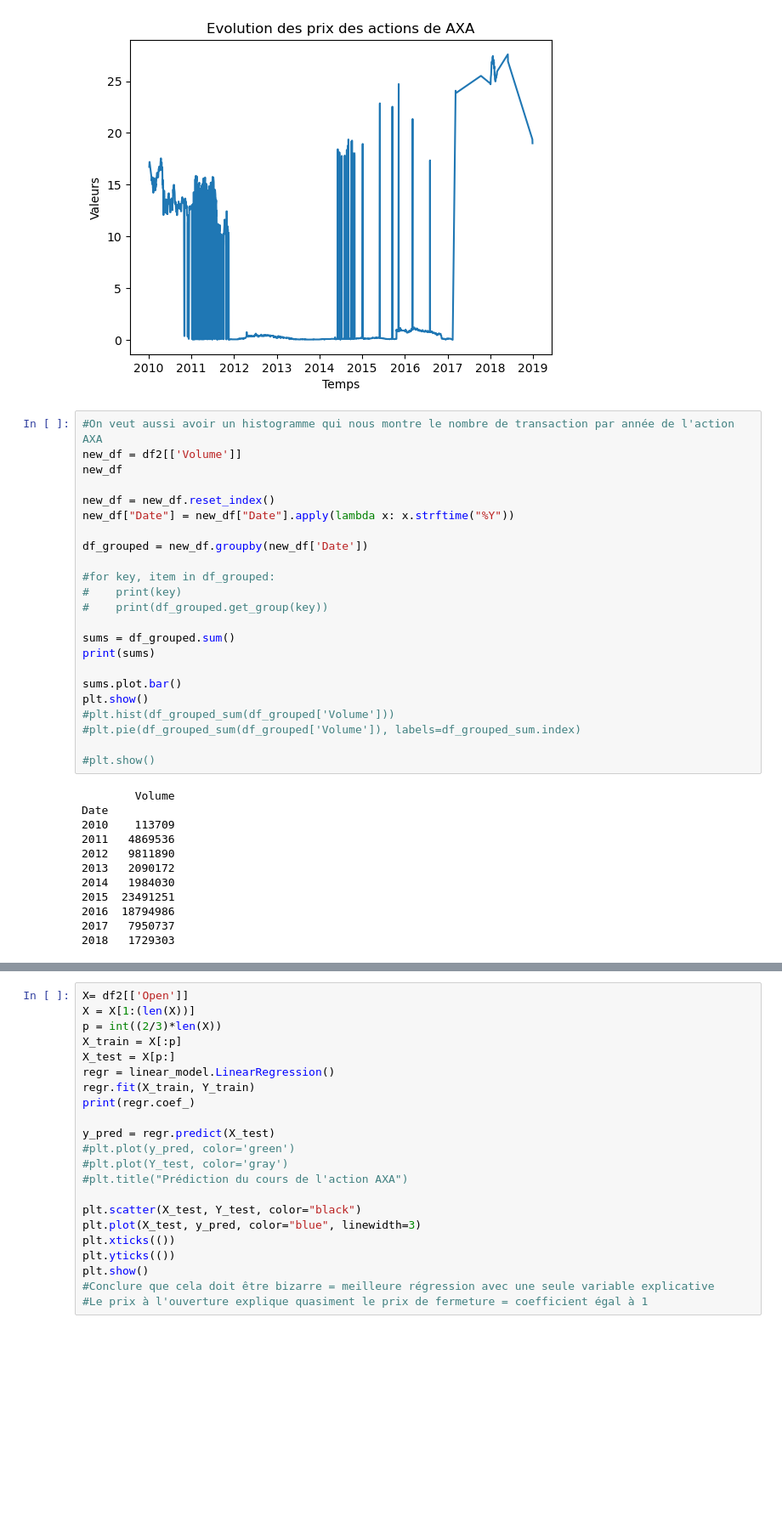
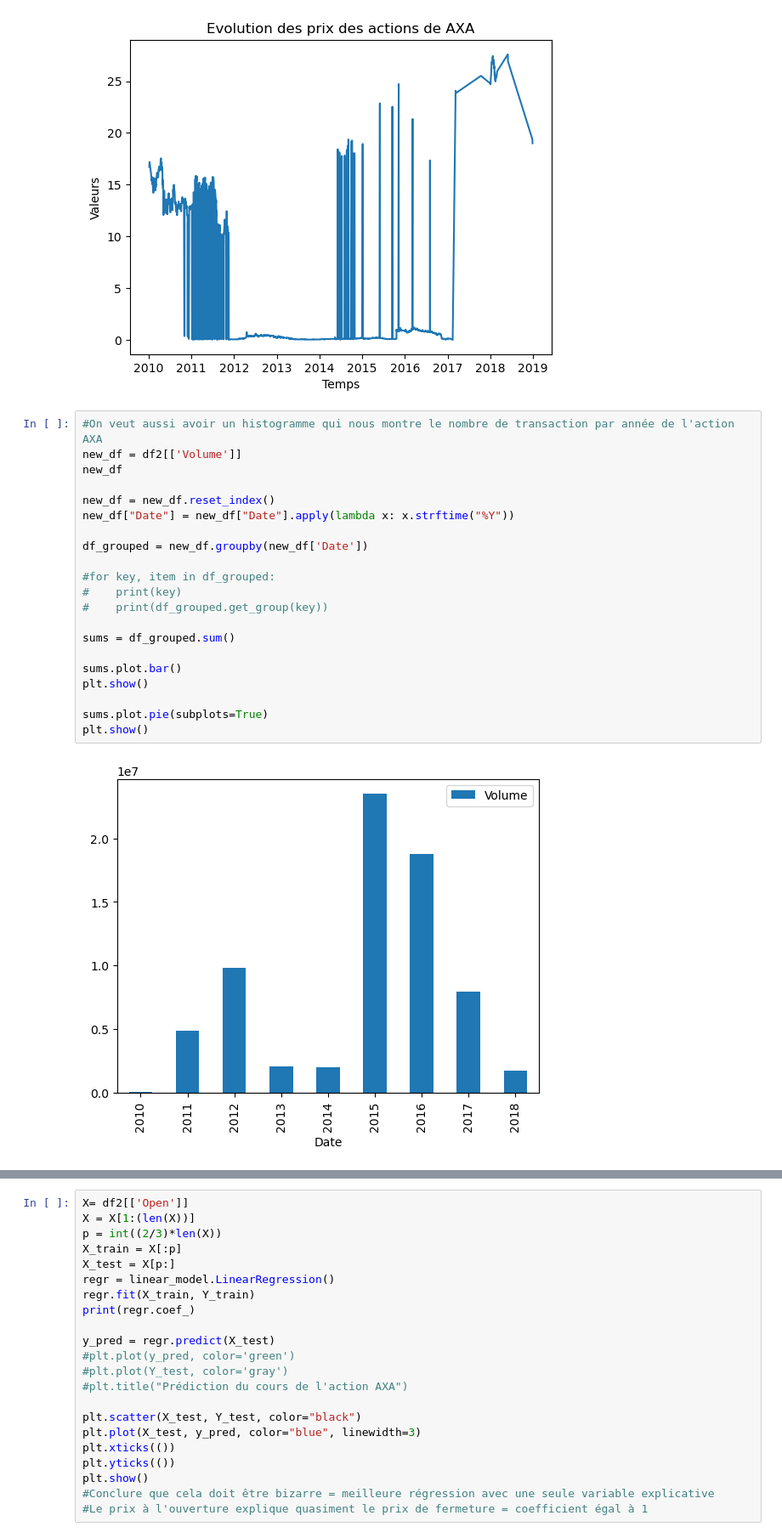
Before and after one commit to antoinerougier/Projet-Python-pour-la-data-science-, a Jupyter notebook: ModificationAntoine.ipynb, the cells around one changed output, grey strips where cells are left out. Shown: that part at 85% size. Cells and saved outputs as stored; diff of their text form; blank space fills up the shorter version.

```diff
--- a/ModificationAntoine.ipynb
+++ b/ModificationAntoine.ipynb
@@ -115,35 +115,23 @@ min(new_df['Open'])
 # %%
 #On veut aussi avoir un histogramme qui nous montre le nombre de transaction par année de l'action AXA
 new_df = df2[['Volume']]
 new_df
 
 new_df = new_df.reset_index()
 new_df["Date"] = new_df["Date"].apply(lambda x: x.strftime("%Y"))
 
 df_grouped = new_df.groupby(new_df['Date'])
 
 #for key, item in df_grouped:
 #    print(key)
 #    print(df_grouped.get_group(key))
 
 sums = df_grouped.sum()
-print(sums)
 
 sums.plot.bar()
 plt.show()
-#plt.hist(df_grouped_sum(df_grouped['Volume']))
-#plt.pie(df_grouped_sum(df_grouped['Volume']), labels=df_grouped_sum.index)
 
-#plt.show()
+sums.plot.pie(subplots=True)
+plt.show()
 # %% [output]
-        Volume
-Date
-2010    113709
-2011   4869536
-2012   9811890
-2013   2090172
-2014   1984030
-2015  23491251
-2016  18794986
-2017   7950737
-2018   1729303
+[figure, added]
```
Also changed, not shown: parts of 3 cells of this notebook.
